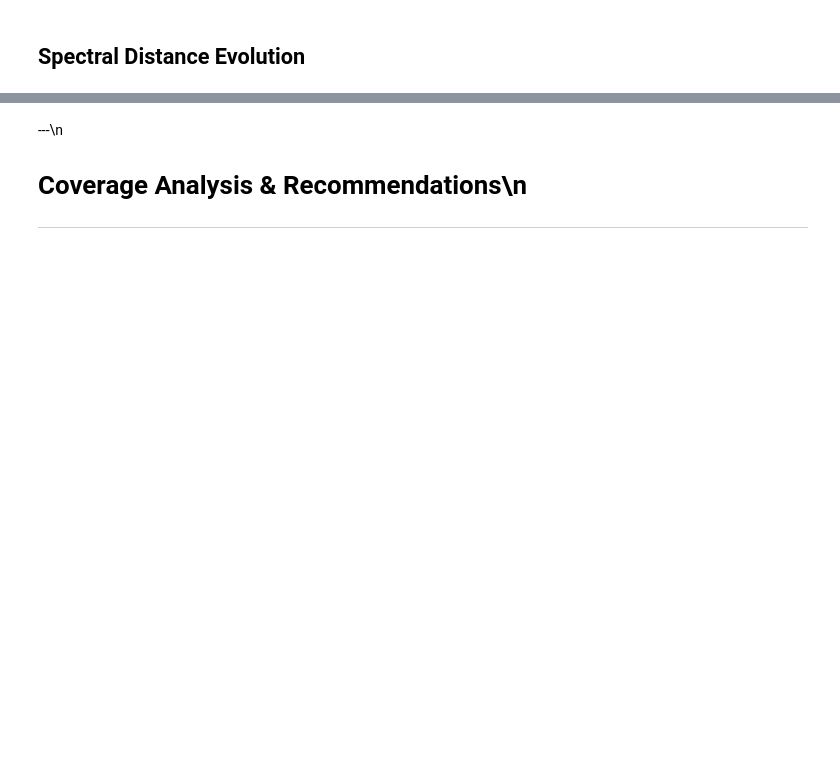
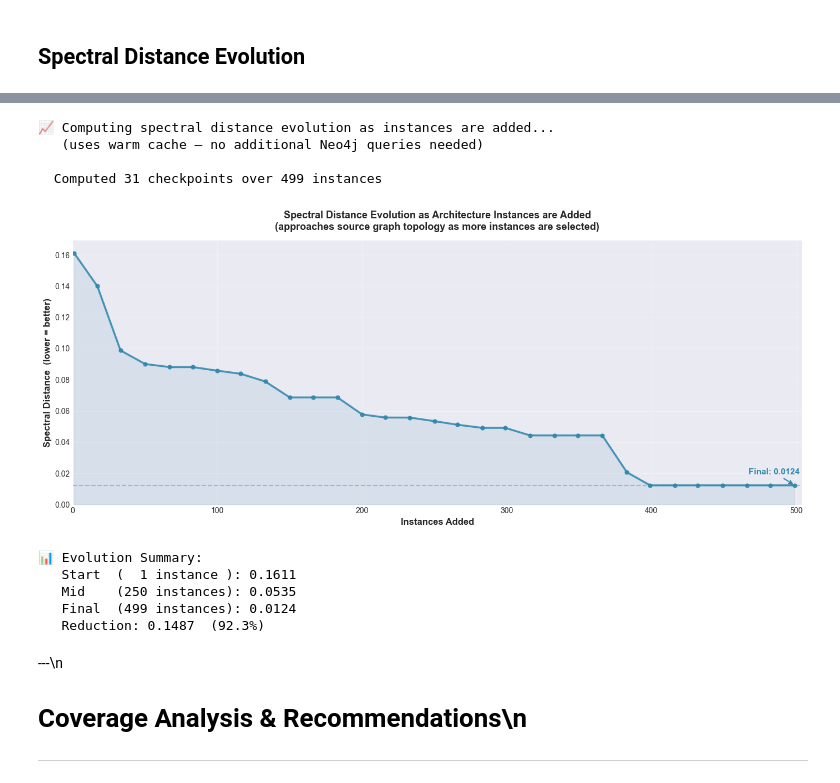
Before and after one commit to rysweet/azure-tenant-grapher, a Jupyter notebook: notebooks/architecture_based_replication.ipynb, the cells around one changed output, grey strips where cells are left out. Drawn from its saved outputs; the diff is of its cells as text; code cells hidden in the pictures; blank space fills up the shorter version.

```diff
--- a/notebooks/architecture_based_replication.ipynb
+++ b/notebooks/architecture_based_replication.ipynb
@@ -473,3 +427,79 @@ else:
+# %%
+print("📈 Computing spectral distance evolution as instances are added...")
+print("   (uses warm cache — no additional Neo4j queries needed)\n")
+
+source_node_types = set(source_graph.nodes())
+
+# Sample ~30 evenly-spaced checkpoints across all selected instances
+n_instances = len(selected_pattern_instances)
+n_checkpoints = min(30, n_instances)
+checkpoint_indices = sorted(set(
+    [0]
+    + [round((i + 1) * n_instances / n_checkpoints) - 1 for i in range(n_checkpoints)]
+    + [n_instances - 1]
+))
+
+evolution_steps = []
+evolution_spectral = []
+
+for idx in checkpoint_indices:
+    subset = selected_pattern_instances[: idx + 1]
+    g = replicator.target_builder.build_from_instances(subset)
+    dist = GraphStructureAnalyzer.compute_spectral_distance(source_graph, g)
+    evolution_steps.append(idx + 1)
+    evolution_spectral.append(dist)
+
+print(f"  Computed {len(evolution_steps)} checkpoints over {n_instances} instances")
+
+# ── Plot ──────────────────────────────────────────────────────────────────────
+fig, ax = plt.subplots(figsize=(14, 6))
+
+ax.plot(evolution_steps, evolution_spectral,
+        color='#2E86AB', linewidth=2.5, marker='o', markersize=5, alpha=0.85)
+ax.fill_between(evolution_steps, evolution_spectral, alpha=0.1, color='#2E86AB')
+
+# Annotate final value
+ax.annotate(f'Final: {evolution_spectral[-1]:.4f}',
+            xy=(evolution_steps[-1], evolution_spectral[-1]),
+            xytext=(-60, 14), textcoords='offset points',
+            fontsize=11, color='#2E86AB', fontweight='bold',
+            arrowprops=dict(arrowstyle='->', color='#2E86AB', lw=1.5))
+
+# Reference line at final distance
+ax.axhline(y=evolution_spectral[-1], color='#2E86AB', linestyle='--',
+           alpha=0.4, linewidth=1.5)
+
+ax.set_xlabel('Instances Added', fontsize=12, fontweight='bold')
+ax.set_ylabel('Spectral Distance  (lower = better)', fontsize=12, fontweight='bold')
+ax.set_title(
+    'Spectral Distance Evolution as Architecture Instances are Added\n'
+    '(approaches source graph topology as more instances are selected)',
+    fontsize=13, fontweight='bold', pad=14)
+
+ax.grid(True, alpha=0.3)
+ax.set_xlim(0, n_instances + 5)
+ax.set_ylim(bottom=0)
+
+plt.tight_layout()
+plt.show()
+
+print(f"\n📊 Evolution Summary:")
+print(f"   Start  (  1 instance ): {evolution_spectral[0]:.4f}")
+print(f"   Mid    ({evolution_steps[len(evolution_steps)//2]:3d} instances): {evolution_spectral[len(evolution_steps)//2]:.4f}")
+print(f"   Final  ({evolution_steps[-1]:3d} instances): {evolution_spectral[-1]:.4f}")
+print(f"   Reduction: {evolution_spectral[0] - evolution_spectral[-1]:.4f}  "
+      f"({(evolution_spectral[0] - evolution_spectral[-1]) / evolution_spectral[0]:.1%})")
+# %% [output]
+📈 Computing spectral distance evolution as instances are added...
+   (uses warm cache — no additional Neo4j queries needed)
+
+  Computed 31 checkpoints over 499 instances
+[figure, added]
+📊 Evolution Summary:
+   Start  (  1 instance ): 0.1611
+   Mid    (250 instances): 0.0535
+   Final  (499 instances): 0.0124
+   Reduction: 0.1487  (92.3%)
 # %% [markdown]
 ---\n
 # Coverage Analysis & Recommendations\n
```
Also changed, not shown: parts of 9 cells of this notebook, 51 other files.
